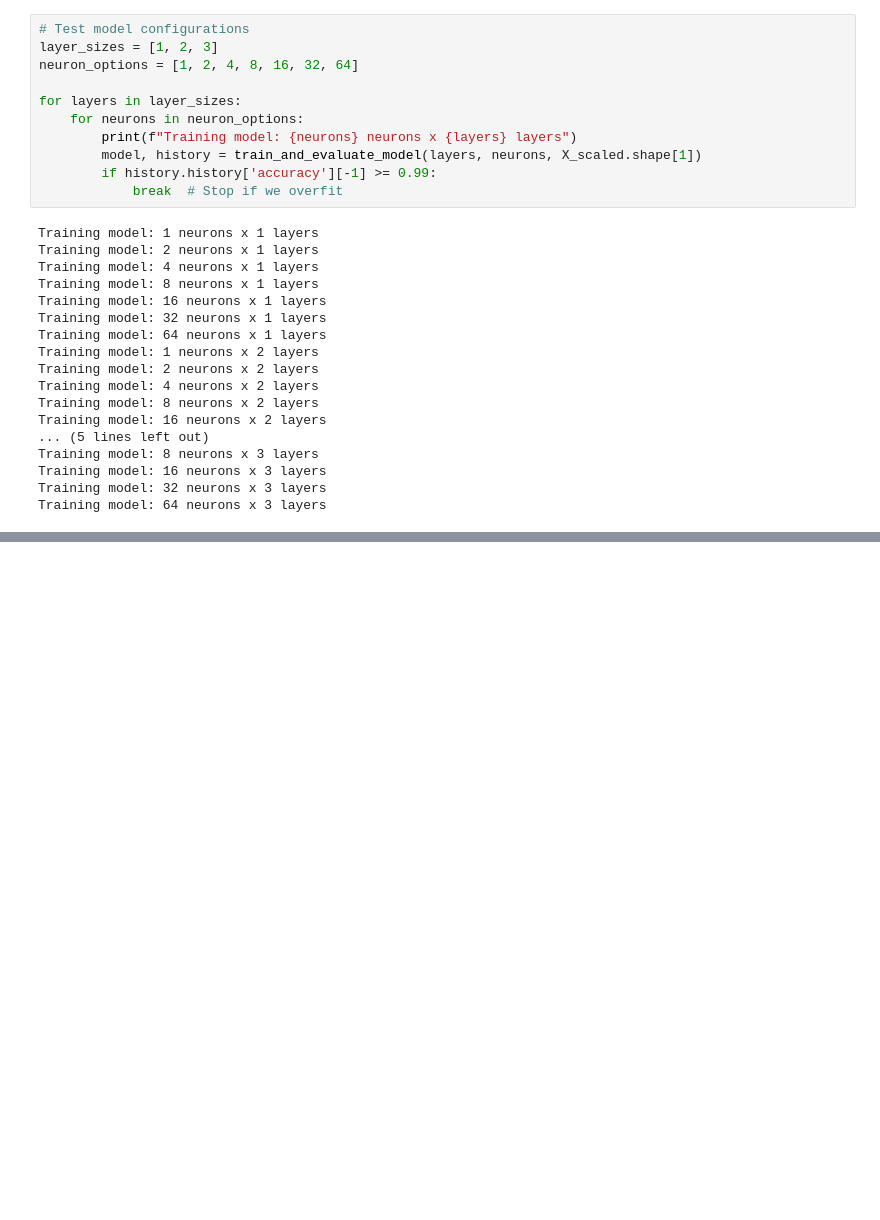
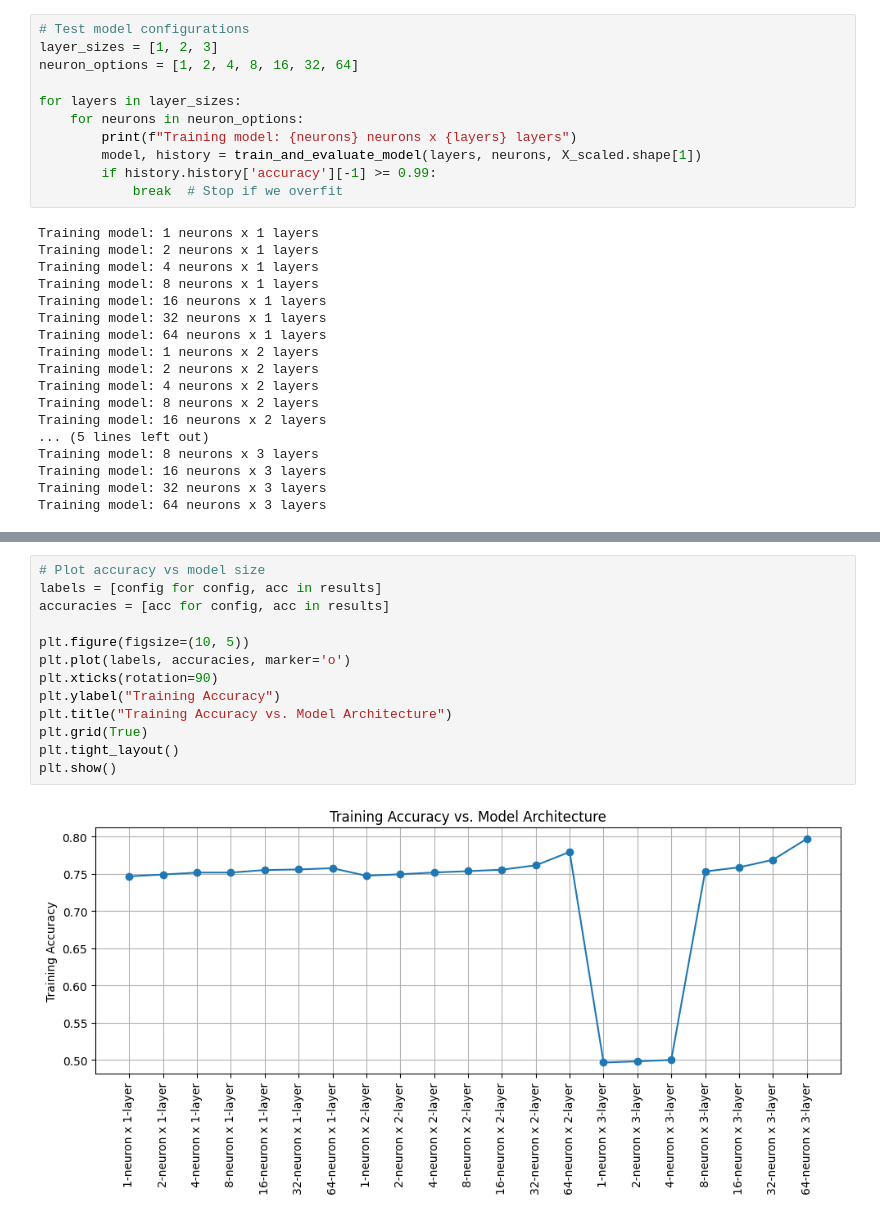
Before and after one commit to LucasChaney/CMPSCI4300, a Jupyter notebook: Final_Project/Final_Proj.ipynb, the cells around one changed output, grey strips where cells are left out. Cells and saved outputs as stored; diff of their text form; blank space fills up the shorter version.

```diff
--- a/Final_Project/Final_Proj.ipynb
+++ b/Final_Project/Final_Proj.ipynb
@@ -167,0 +169,15 @@ Overfitting Results:
+# %%
+# Plot accuracy vs model size
+labels = [config for config, acc in results]
+accuracies = [acc for config, acc in results]
+
+plt.figure(figsize=(10, 5))
+plt.plot(labels, accuracies, marker='o')
+plt.xticks(rotation=90)
+plt.ylabel("Training Accuracy")
+plt.title("Training Accuracy vs. Model Architecture")
+plt.grid(True)
+plt.tight_layout()
+plt.show()
+# %% [output]
+[figure, added]
```
Also changed, not shown: parts of 3 cells of this notebook.
